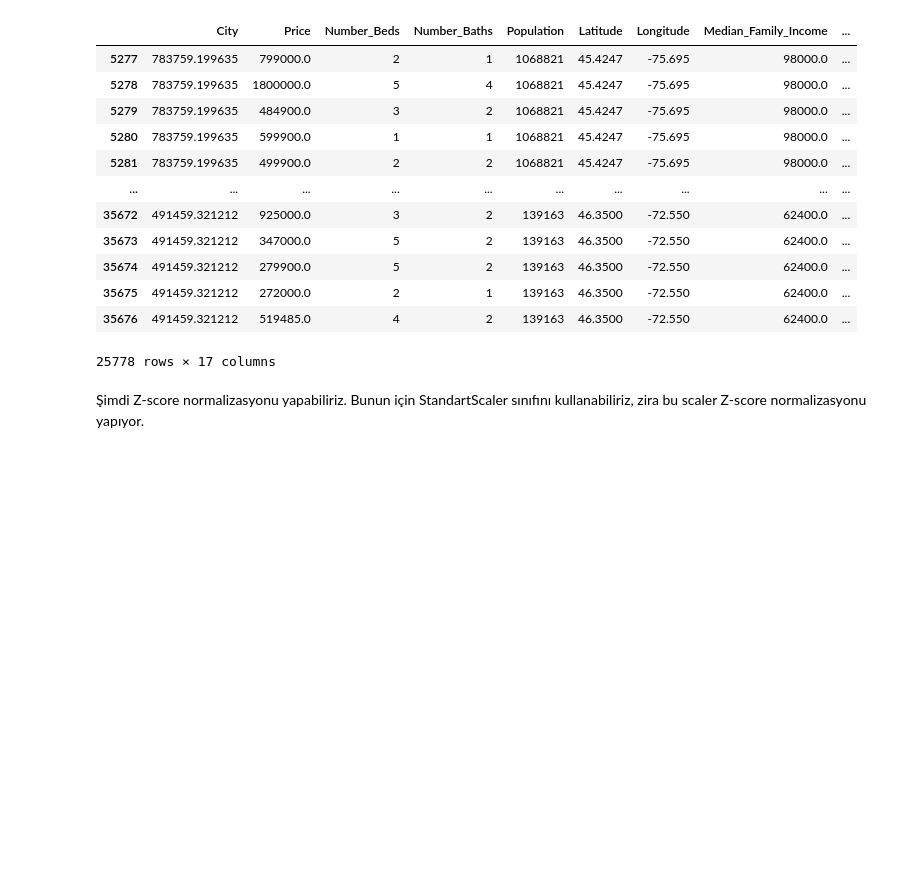
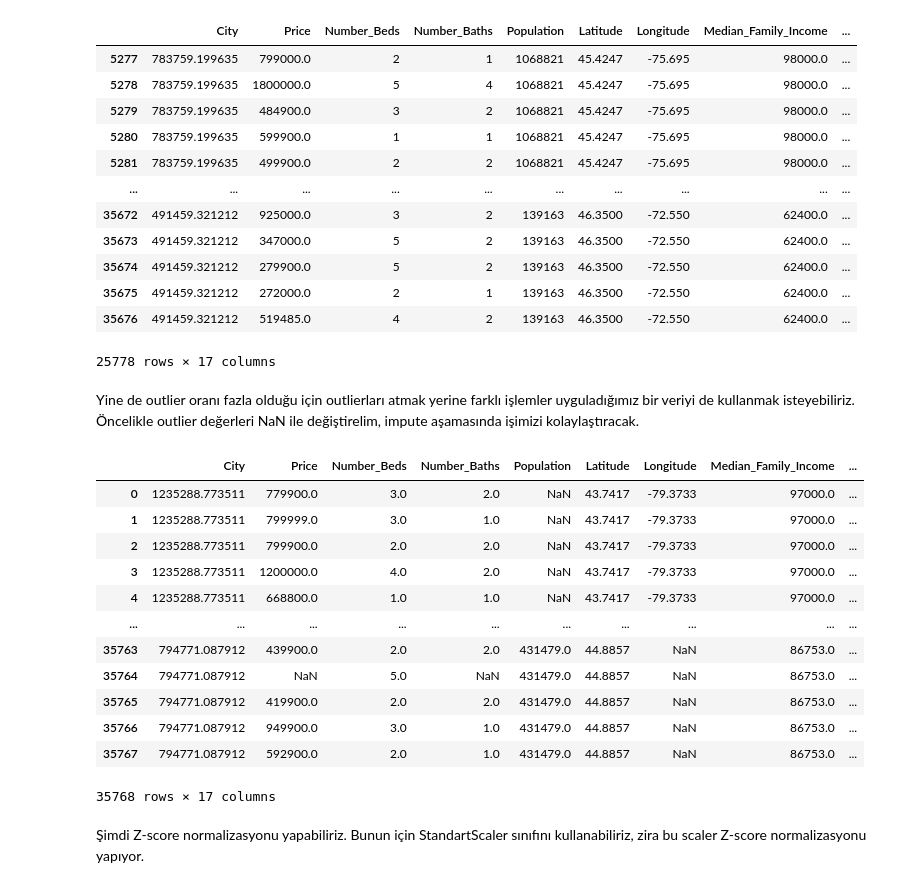
Before and after one commit to BoraDere/HUAI-ARGE, a Jupyter notebook: Canadian house prices for top cities/reg.ipynb, the cells around one changed output. Saved outputs shown, nothing was run; the diff lists cells and outputs as text; code cells hidden in the pictures; blank space fills up the shorter version.

```diff
--- a/Canadian house prices for top cities/reg.ipynb
+++ b/Canadian house prices for top cities/reg.ipynb
@@ -311,6 +312,30 @@ outlier_removed_df
 | 35675 | 491459.321212 | 272000.0 | 2 | 1 | 139163 | 46.3500 | -72.550 | 62400.0 | ... |
 | 35676 | 491459.321212 | 519485.0 | 4 | 2 | 139163 | 46.3500 | -72.550 | 62400.0 | ... |
 25778 rows × 17 columns
+# %% [markdown]
+Yine de outlier oranı fazla olduğu için outlierları atmak yerine farklı işlemler uyguladığımız bir veriyi de kullanmak isteyebiliriz. Öncelikle outlier değerleri NaN ile değiştirelim, impute aşamasında işimizi kolaylaştıracak.
+# %%
+with_outliers = df_encoded.copy()
+
+for key, values in outliers_d.items():
+    for value in values:
+        with_outliers[key] = with_outliers[key].replace(value, np.nan)
+
+with_outliers
+# %% [output]
+|  | City | Price | Number_Beds | Number_Baths | Population | Latitude | Longitude | Median_Family_Income | ... |
+| 0 | 1235288.773511 | 779900.0 | 3.0 | 2.0 | NaN | 43.7417 | -79.3733 | 97000.0 | ... |
+| 1 | 1235288.773511 | 799999.0 | 3.0 | 1.0 | NaN | 43.7417 | -79.3733 | 97000.0 | ... |
+| 2 | 1235288.773511 | 799900.0 | 2.0 | 2.0 | NaN | 43.7417 | -79.3733 | 97000.0 | ... |
+| 3 | 1235288.773511 | 1200000.0 | 4.0 | 2.0 | NaN | 43.7417 | -79.3733 | 97000.0 | ... |
+| 4 | 1235288.773511 | 668800.0 | 1.0 | 1.0 | NaN | 43.7417 | -79.3733 | 97000.0 | ... |
+| ... | ... | ... | ... | ... | ... | ... | ... | ... | ... |
+| 35763 | 794771.087912 | 439900.0 | 2.0 | 2.0 | 431479.0 | 44.8857 | NaN | 86753.0 | ... |
+| 35764 | 794771.087912 | NaN | 5.0 | NaN | 431479.0 | 44.8857 | NaN | 86753.0 | ... |
+| 35765 | 794771.087912 | 419900.0 | 2.0 | 2.0 | 431479.0 | 44.8857 | NaN | 86753.0 | ... |
+| 35766 | 794771.087912 | 949900.0 | 3.0 | 1.0 | 431479.0 | 44.8857 | NaN | 86753.0 | ... |
+| 35767 | 794771.087912 | 592900.0 | 2.0 | 1.0 | 431479.0 | 44.8857 | NaN | 86753.0 | ... |
+35768 rows × 17 columns
 # %% [markdown]
 Şimdi Z-score normalizasyonu yapabiliriz. Bunun için StandartScaler sınıfını kullanabiliriz, zira bu scaler Z-score normalizasyonu yapıyor.
 # %%
```
Also changed, not shown: parts of 36 cells of this notebook, 1 other file.
